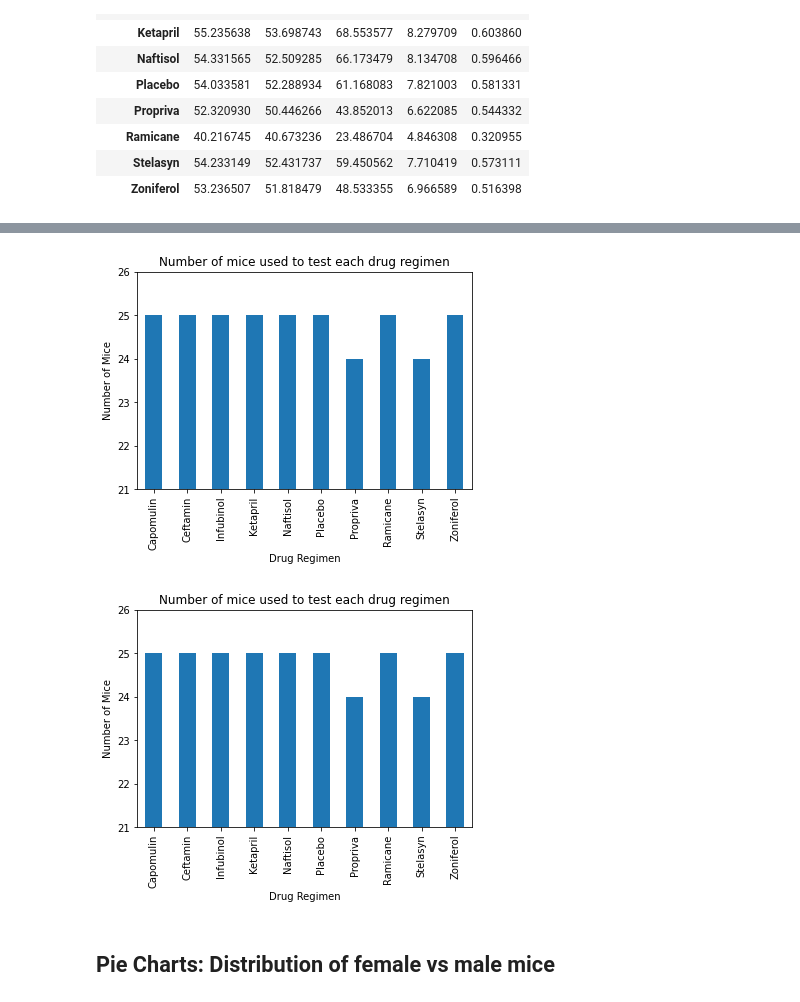
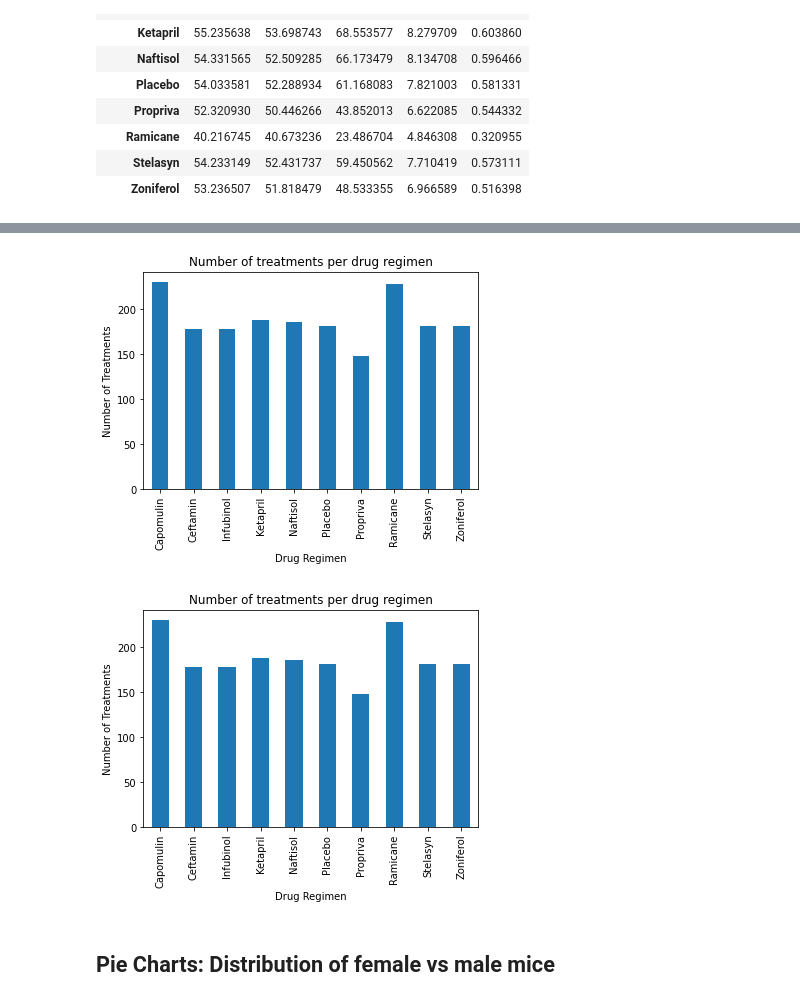
Before and after one commit to nicolefejfar/matplotlib_challenge, a Jupyter notebook: Pymaceuticals/pymaceuticals.ipynb, the cells around one changed output, grey strips where cells are left out. Drawn from its saved outputs; the diff is of its cells as text; code cells hidden in the pictures.

```diff
--- a/Pymaceuticals/pymaceuticals.ipynb
+++ b/Pymaceuticals/pymaceuticals.ipynb
@@ -126,29 +126,29 @@ regimen_summary
 # %%
 # Using Pandas
-remove_dup_mice = clean_data.drop_duplicates(['Mouse ID'])
-regimen_group = remove_dup_mice.groupby('Drug Regimen').agg({'Mouse ID': ['count']})
+# If I did it the other way I would remove the duplicate mice before graphing
+# remove_dup_mice = clean_data.drop_duplicates(['Mouse ID'])
+
+regimen_group = clean_data.groupby('Drug Regimen').agg({'Mouse ID': ['count']})
 bar = regimen_group.plot(kind='bar', legend=None)
-bar.set_title('Number of mice used to test each drug regimen')
-bar.set_ylabel('Number of Mice')
-bar.set_ylim(21,26)
+bar.set_title('Number of treatments per drug regimen')
+bar.set_ylabel('Number of Treatments')
 plt.show()
 # %% [output]
-[figure, old version]
+[figure, new version]
 # %%
 # Using Pyplot
-drug_mice = remove_dup_mice['Drug Regimen'].value_counts()
+drug_mice = clean_data['Drug Regimen'].value_counts()
 drug_mice = drug_mice.sort_index(ascending = True)
 
 plt.bar(drug_mice.index.values, drug_mice.values, width=.51)
 plt.xticks(rotation='vertical')
 plt.xlim(-.5, 9.5)
-plt.ylim(21,26)
-plt.title('Number of mice used to test each drug regimen')
+plt.title('Number of treatments per drug regimen')
 plt.xlabel('Drug Regimen')
-plt.ylabel('Number of Mice')
+plt.ylabel('Number of Treatments')
 plt.show()
 # %% [output]
-[figure, old version]
+[figure, new version]
 # %% [markdown]
 ## Pie Charts: Distribution of female vs male mice
 # %%
```
Also changed, not shown: parts of 4 cells of this notebook.
